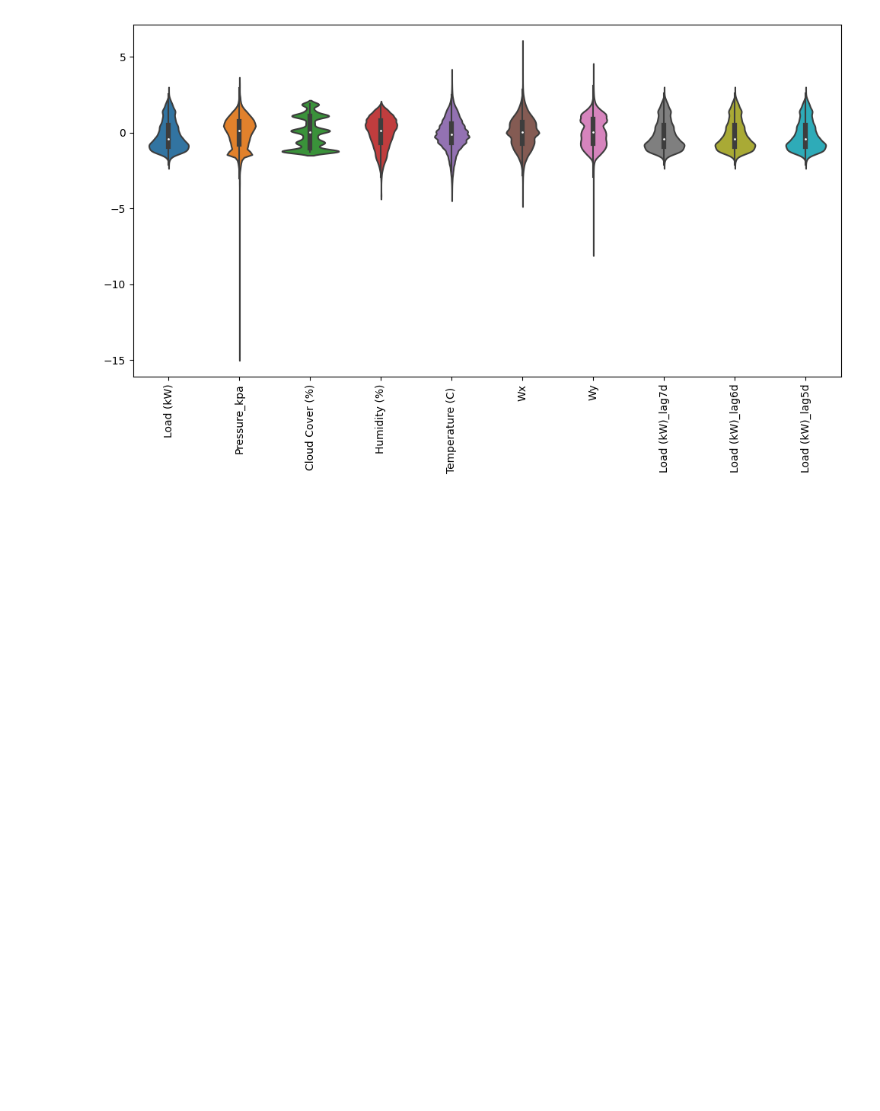
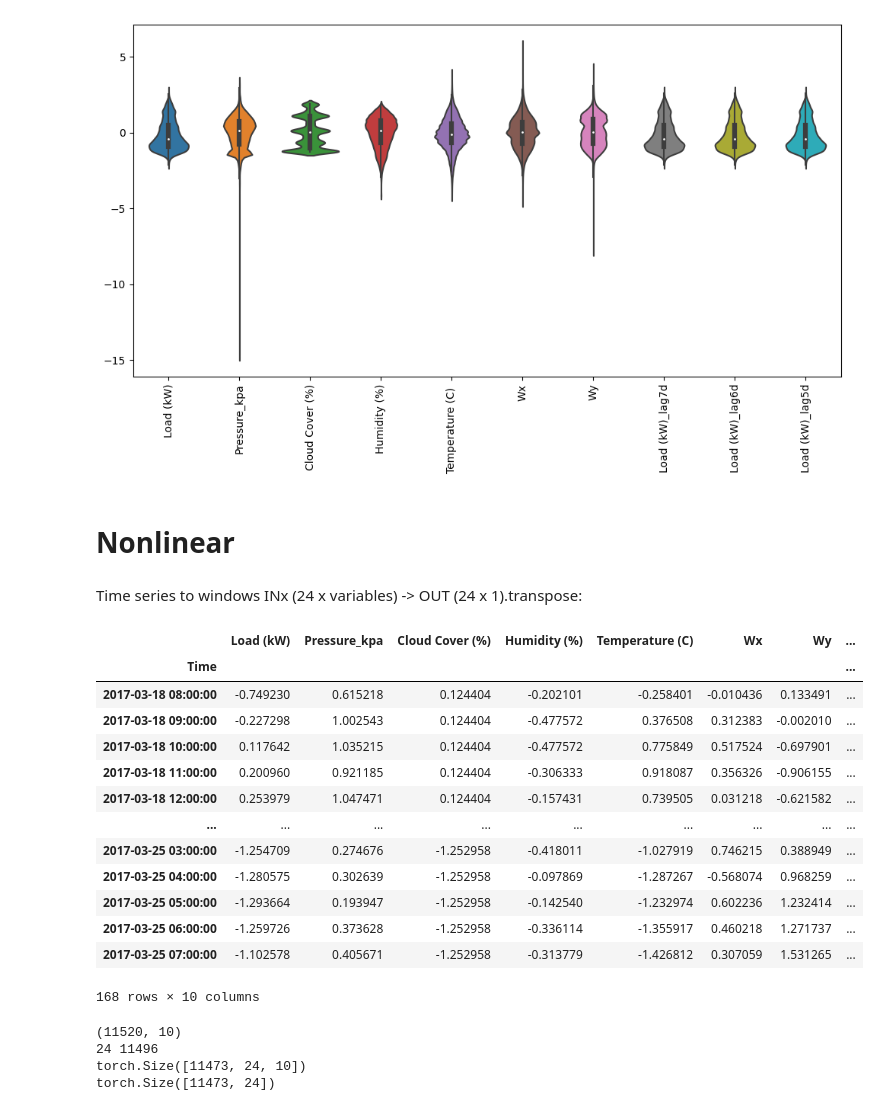
Before and after one commit to temp3rr0r/DR-DNN, a Jupyter notebook: Load_kW_NoDR.ipynb, the cells around one changed output. Cells and saved outputs as stored; diff of their text form; code cells hidden in the pictures; blank space fills up the shorter version.

```diff
--- a/Load_kW_NoDR.ipynb
+++ b/Load_kW_NoDR.ipynb
@@ -300,3 +304,63 @@ ax = sns.violinplot(data=df_std)
 _ = ax.set_xticklabels(df.keys(), rotation=90)
 # %% [output]
 [figure]
+# %% [markdown]
+# Nonlinear
+# %% [markdown]
+Time series to windows INx (24 x variables) -> OUT (24 x 1).transpose:
+# %%
+train_df.head(24 * 7)
+# %% [output]
+|  | Load (kW) | Pressure_kpa | Cloud Cover (%) | Humidity (%) | Temperature (C) | Wx | Wy | ... |
+| Time |  |  |  |  |  |  |  | ... |
+| 2017-03-18 08:00:00 | -0.749230 | 0.615218 | 0.124404 | -0.202101 | -0.258401 | -0.010436 | 0.133491 | ... |
+| 2017-03-18 09:00:00 | -0.227298 | 1.002543 | 0.124404 | -0.477572 | 0.376508 | 0.312383 | -0.002010 | ... |
+| 2017-03-18 10:00:00 | 0.117642 | 1.035215 | 0.124404 | -0.477572 | 0.775849 | 0.517524 | -0.697901 | ... |
+| 2017-03-18 11:00:00 | 0.200960 | 0.921185 | 0.124404 | -0.306333 | 0.918087 | 0.356326 | -0.906155 | ... |
+| 2017-03-18 12:00:00 | 0.253979 | 1.047471 | 0.124404 | -0.157431 | 0.739505 | 0.031218 | -0.621582 | ... |
+| ... | ... | ... | ... | ... | ... | ... | ... | ... |
+| 2017-03-25 03:00:00 | -1.254709 | 0.274676 | -1.252958 | -0.418011 | -1.027919 | 0.746215 | 0.388949 | ... |
+| 2017-03-25 04:00:00 | -1.280575 | 0.302639 | -1.252958 | -0.097869 | -1.287267 | -0.568074 | 0.968259 | ... |
+| 2017-03-25 05:00:00 | -1.293664 | 0.193947 | -1.252958 | -0.142540 | -1.232974 | 0.602236 | 1.232414 | ... |
+| 2017-03-25 06:00:00 | -1.259726 | 0.373628 | -1.252958 | -0.336114 | -1.355917 | 0.460218 | 1.271737 | ... |
+| 2017-03-25 07:00:00 | -1.102578 | 0.405671 | -1.252958 | -0.313779 | -1.426812 | 0.307059 | 1.531265 | ... |
+168 rows × 10 columns
+# %%
+years = 2
+
+months = 8 * years
+
+days = months * 30
+
+data_time_series = train_df.head(24 * days).to_numpy()
+print(data_time_series.shape)
+
+seq_length = 24
+padding = 1
+index_start = seq_length
+index_end = data_time_series.shape[0] - seq_length
+print(index_start, index_end)
+
+ls_train_input_data_window = []
+ls_train_output_data_window = []
+
+for i in range(index_start, index_end + 1, padding):
+    index_Xs = np.arange(i - seq_length, i)
+    index_ys = np.arange(i, i + seq_length)
+    Xs = data_time_series[index_Xs, :]
+    ys = data_time_series[index_ys, 0]
+    # print(index_Xs, "->", index_ys, Xs.shape, ys.shape)
+    # print("Xs", Xs)
+    # print("ys", ys)
+    ls_train_input_data_window.append(Xs)
+    ls_train_output_data_window.append(ys)
+
+train_input_data_window = torch.tensor(ls_train_input_data_window).float()
+print(train_input_data_window.shape)
+train_output_data_window = torch.tensor(ls_train_output_data_window).float()
+print(train_output_data_window.shape)
+# %% [output]
+(11520, 10)
+24 11496
+torch.Size([11473, 24, 10])
+torch.Size([11473, 24])
```
Also changed, not shown: parts of 6 cells of this notebook, 6 other files.
